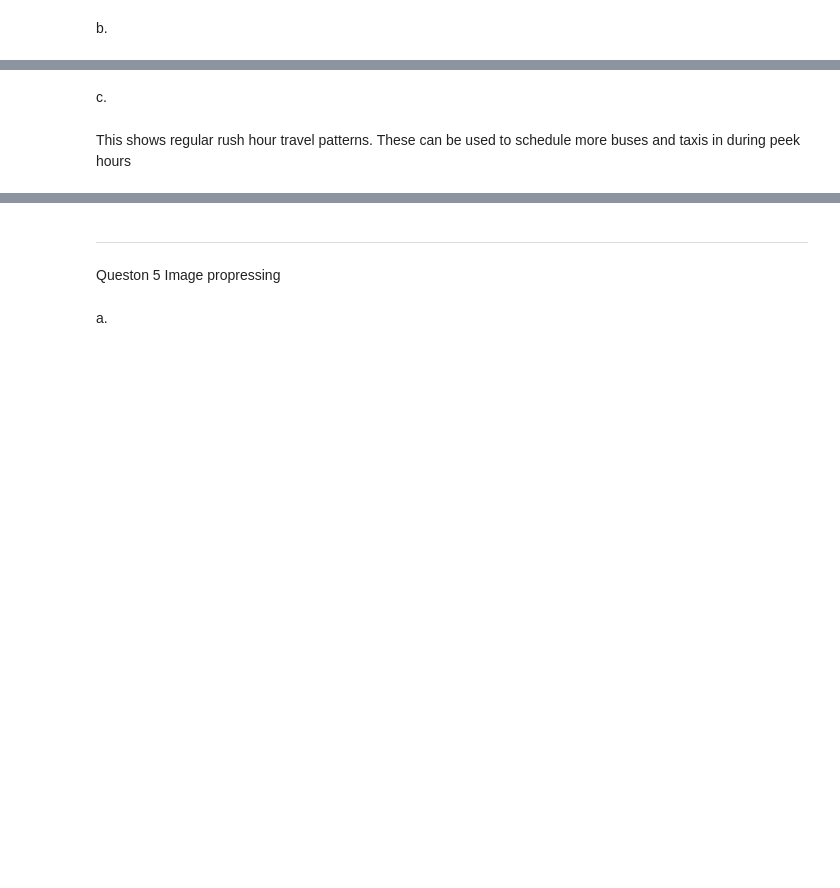
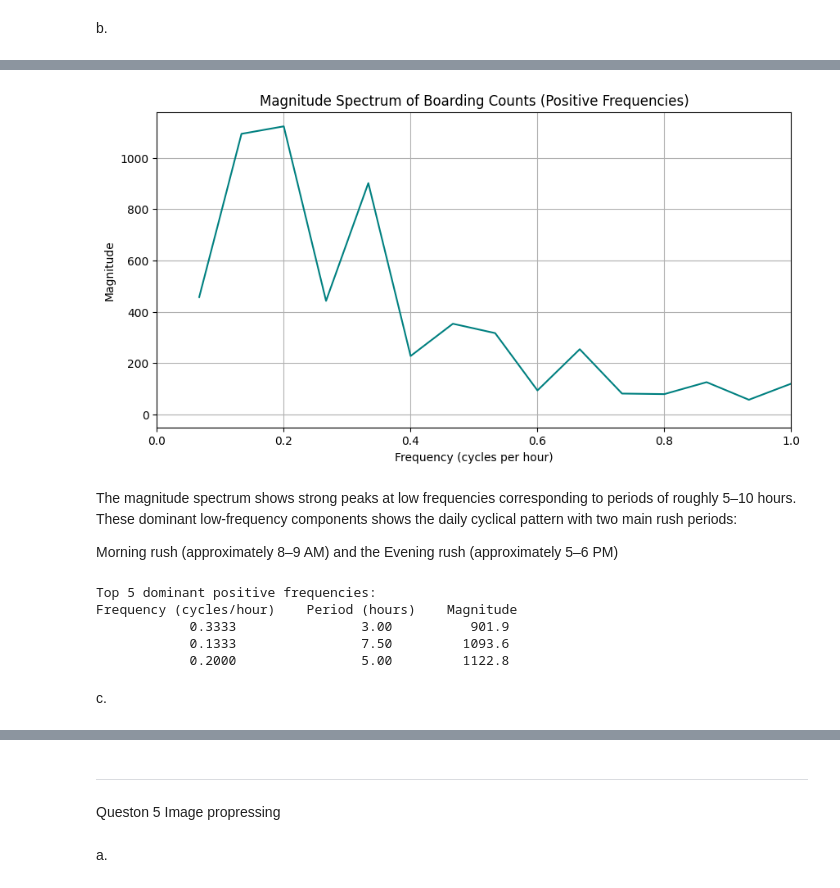
Before and after one commit to Yosh004/maths_cw, a Jupyter notebook: MathsCWipynb.ipynb, the cells around one changed output, grey strips where cells are left out. Drawn from its saved outputs; the diff is of its cells as text; code cells hidden in the pictures; blank space fills up the shorter version.

```diff
--- a/MathsCWipynb.ipynb
+++ b/MathsCWipynb.ipynb
@@ -131,2 +162,9 @@ freqs = fftfreq(len(fft_vals))
+# %%
+# Compute the Fourier Transform
+fft_vals = fft(boarding)
+magnitudes = np.abs(fft_vals)
+
+# Sampling rate: 12 samples per hour (every 5 minutes) and Frequency axis in cycles per hour
+freqs = fftfreq(n_samples, d=1/12)  # d = sampling interval in hours
 # %% [markdown]
 b.
@@ -140,4 +171,38 @@ plt.show()
+# %%
+# Plot only positive frequencies
+positive = freqs > 0
+
+plt.figure(figsize=(10, 5))
+plt.plot(freqs[positive], magnitudes[positive], color='teal')
+plt.xlabel('Frequency (cycles per hour)')
+plt.ylabel('Magnitude')
+plt.title('Magnitude Spectrum of Boarding Counts (Positive Frequencies)')
+plt.xlim(0, 1)  # Focuses on low frequencies (etc daily patterns)
+plt.grid(True)
+plt.show()
+# %% [output]
+[figure, added]
+# %% [markdown]
+The magnitude spectrum shows strong peaks at low frequencies corresponding to periods of roughly 5–10 hours.
+These dominant low-frequency components shows the daily cyclical pattern with two main rush periods:
+
+
+Morning rush (approximately 8–9 AM) and the Evening rush (approximately 5–6 PM)
+# %%
+# Identify and print top 5 dominant positive frequencies (exclude the DC component)
+indices = np.argsort(magnitudes)[-6:-1]  # skip the zero-frequency peak
+
+print("Top 5 dominant positive frequencies:")
+print("Frequency (cycles/hour)    Period (hours)    Magnitude")
+for idx in indices:
+    if freqs[idx] > 0:
+        period = 1 / freqs[idx]
+        print(f"{freqs[idx]:18.4f}        {period:12.2f}     {magnitudes[idx]:10.1f}")
+# %% [output]
+Top 5 dominant positive frequencies:
+Frequency (cycles/hour)    Period (hours)    Magnitude
+            0.3333                3.00          901.9
+            0.1333                7.50         1093.6
+            0.2000                5.00         1122.8
 # %% [markdown]
 c.
-# %% [markdown]
-This shows regular rush hour travel patterns. These can be used to schedule more buses and taxis in during peek hours
```
Also changed, not shown: parts of 26 cells of this notebook, 1 other file.
